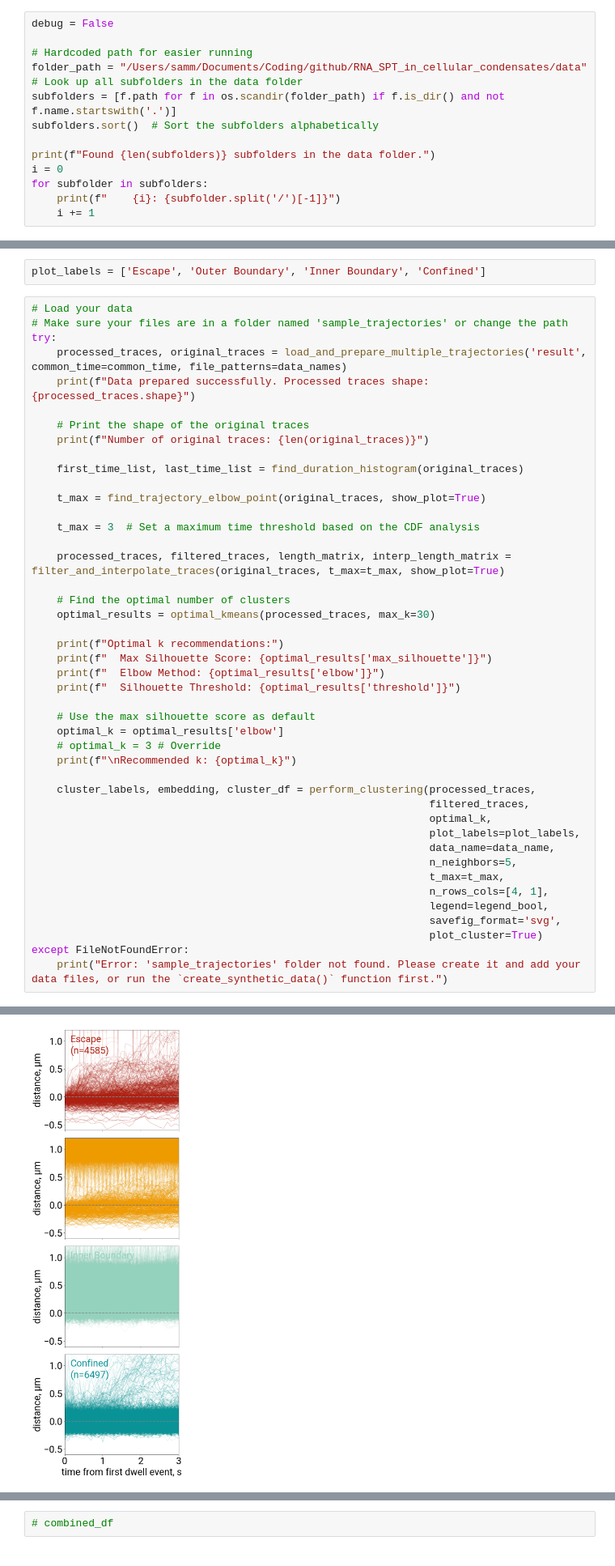
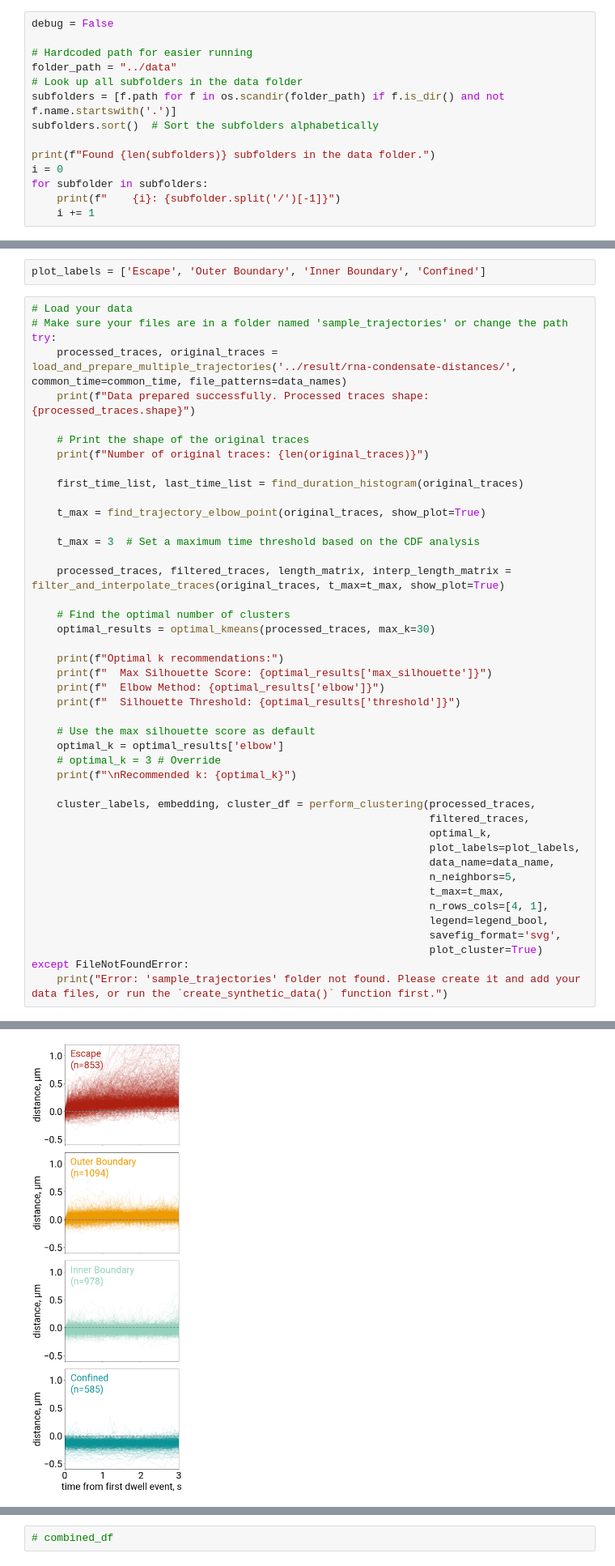
Before and after one commit to walterlab-um/RNA_SPT_in_cellular_condensates, a Jupyter notebook: clustering/Trajectories_clustering_analysis_v4.ipynb, the cells around one changed output, grey strips where cells are left out. Shown at 81% size. Saved outputs shown, nothing was run; the diff lists cells and outputs as text.

```diff
--- a/clustering/Trajectories_clustering_analysis_v4.ipynb
+++ b/clustering/Trajectories_clustering_analysis_v4.ipynb
@@ -15,7 +13,7 @@ FileNotFoundError: [Errno 2] No such file or directory: 'design/Roboto-Regular.t
 debug = False
 
 # Hardcoded path for easier running
-folder_path = "/Users/samm/Documents/Coding/github/RNA_SPT_in_cellular_condensates/data"
+folder_path = "../data"
 # Look up all subfolders in the data folder
 subfolders = [f.path for f in os.scandir(folder_path) if f.is_dir() and not f.name.startswith('.')]
 subfolders.sort()  # Sort the subfolders alphabetically
@@ -101,7 +99,7 @@ plot_labels = ['Escape', 'Outer Boundary', 'Inner Boundary', 'Confined']
 # Load your data
 # Make sure your files are in a folder named 'sample_trajectories' or change the path
 try:
-    processed_traces, original_traces = load_and_prepare_multiple_trajectories('result', common_time=common_time, file_patterns=data_names)
+    processed_traces, original_traces = load_and_prepare_multiple_trajectories('../result/rna-condensate-distances/', common_time=common_time, file_patterns=data_names)
     print(f"Data prepared successfully. Processed traces shape: {processed_traces.shape}")
 
     # Print the shape of the original traces
@@ -171 +172 @@ Total traces: 28439
-[figure, old version]
+[figure, new version]
```
Also changed, not shown: parts of 11 cells of this notebook, 32 other files.
